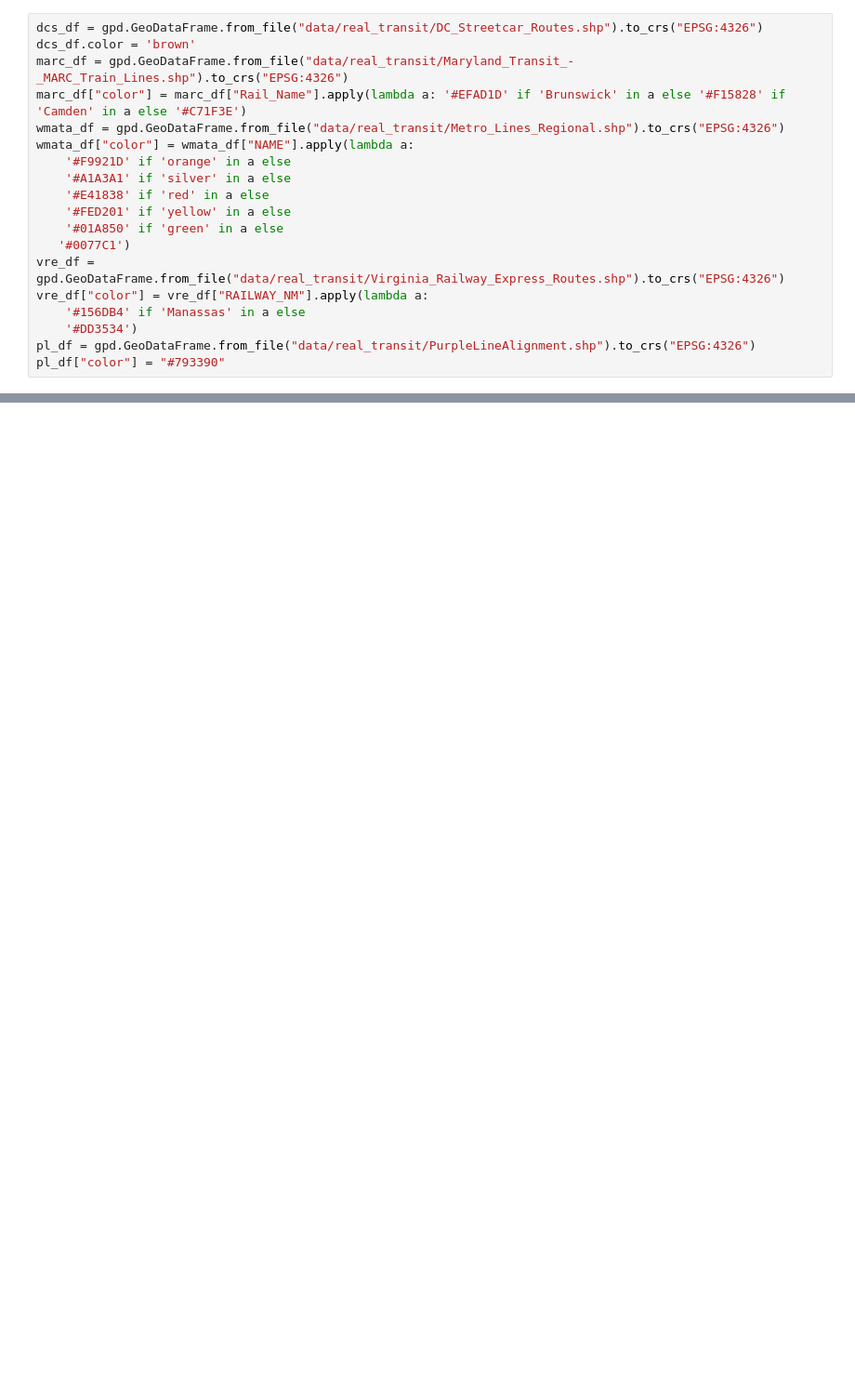
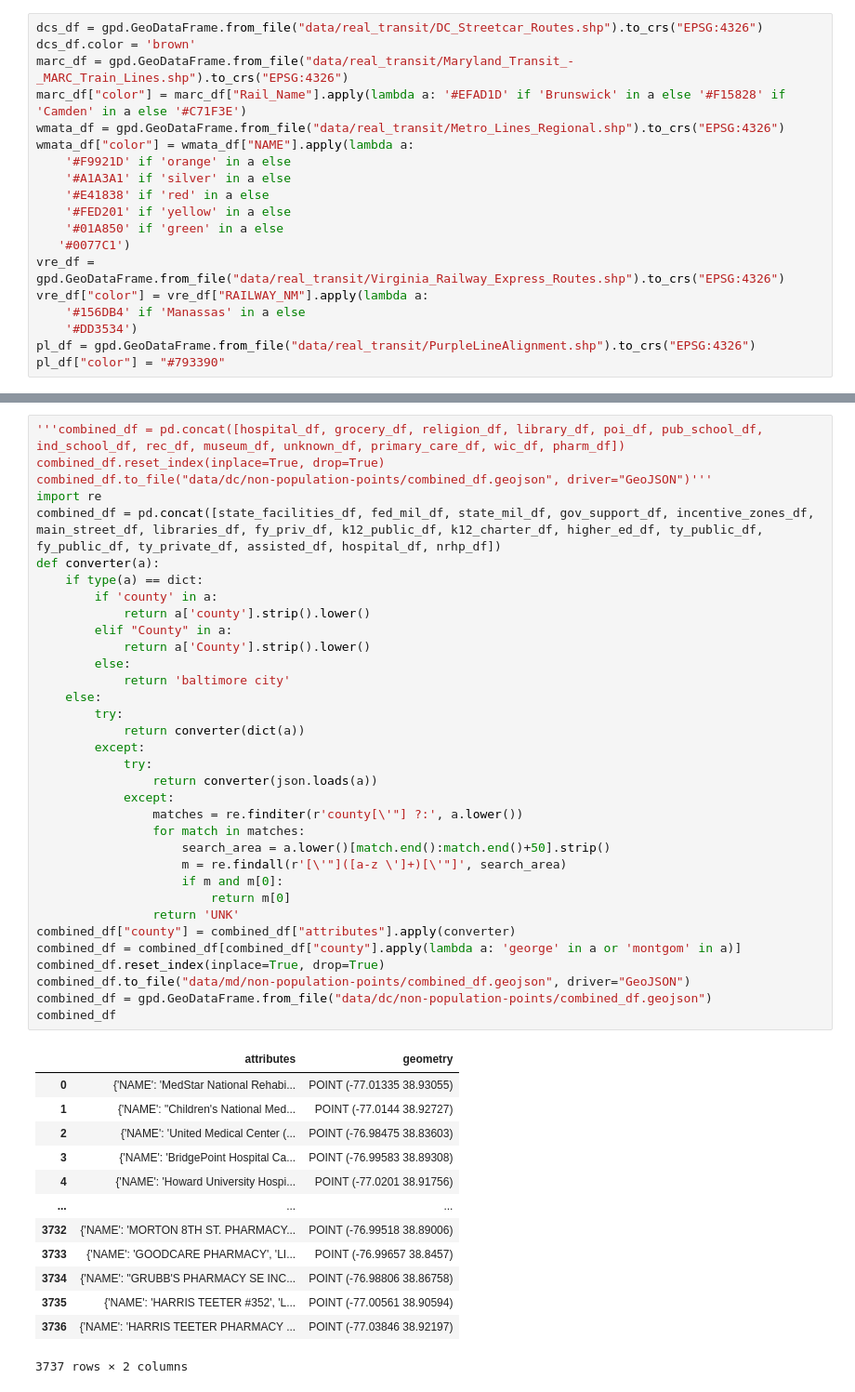
Before and after one commit to spencerrjenkins/cmsc725_wmata_map, a Jupyter notebook: eda.ipynb, the cells around one changed output, grey strips where cells are left out. Shown at 93% size. Cells and saved outputs as stored; diff of their text form; blank space fills up the shorter version.

```diff
--- a/eda.ipynb
+++ b/eda.ipynb
@@ -239,0 +457,48 @@ plt.savefig("network_map_contracted_dc")
+# %%
+'''combined_df = pd.concat([hospital_df, grocery_df, religion_df, library_df, poi_df, pub_school_df, ind_school_df, rec_df, museum_df, unknown_df, primary_care_df, wic_df, pharm_df])
+combined_df.reset_index(inplace=True, drop=True)
+combined_df.to_file("data/dc/non-population-points/combined_df.geojson", driver="GeoJSON")'''
+import re
+combined_df = pd.concat([state_facilities_df, fed_mil_df, state_mil_df, gov_support_df, incentive_zones_df, main_street_df, libraries_df, fy_priv_df, k12_public_df, k12_charter_df, higher_ed_df, ty_public_df, fy_public_df, ty_private_df, assisted_df, hospital_df, nrhp_df])
+def converter(a):
+    if type(a) == dict:
+        if 'county' in a:
+            return a['county'].strip().lower()
+        elif "County" in a:
+            return a['County'].strip().lower()
+        else:
+            return 'baltimore city'
+    else:
+        try:
+            return converter(dict(a))
+        except:
+            try:
+                return converter(json.loads(a))
+            except:
+                matches = re.finditer(r'county[\'"] ?:', a.lower())
+                for match in matches:
+                    search_area = a.lower()[match.end():match.end()+50].strip()
+                    m = re.findall(r'[\'"]([a-z \']+)[\'"]', search_area)
+                    if m and m[0]:
+                        return m[0]
+                return 'UNK'
+combined_df["county"] = combined_df["attributes"].apply(converter)
+combined_df = combined_df[combined_df["county"].apply(lambda a: 'george' in a or 'montgom' in a)]
+combined_df.reset_index(inplace=True, drop=True)
+combined_df.to_file("data/md/non-population-points/combined_df.geojson", driver="GeoJSON")
+combined_df = gpd.GeoDataFrame.from_file("data/dc/non-population-points/combined_df.geojson")
+combined_df
+# %% [output]
+|  | attributes | geometry |
+| 0 | {'NAME': 'MedStar National Rehabi... | POINT (-77.01335 38.93055) |
+| 1 | {'NAME': "Children's National Med... | POINT (-77.0144 38.92727) |
+| 2 | {'NAME': 'United Medical Center (... | POINT (-76.98475 38.83603) |
+| 3 | {'NAME': 'BridgePoint Hospital Ca... | POINT (-76.99583 38.89308) |
+| 4 | {'NAME': 'Howard University Hospi... | POINT (-77.0201 38.91756) |
+| ... | ... | ... |
+| 3732 | {'NAME': 'MORTON 8TH ST. PHARMACY... | POINT (-76.99518 38.89006) |
+| 3733 | {'NAME': 'GOODCARE PHARMACY', 'LI... | POINT (-76.99657 38.8457) |
+| 3734 | {'NAME': "GRUBB'S PHARMACY SE INC... | POINT (-76.98806 38.86758) |
+| 3735 | {'NAME': 'HARRIS TEETER #352', 'L... | POINT (-77.00561 38.90594) |
+| 3736 | {'NAME': 'HARRIS TEETER PHARMACY ... | POINT (-77.03846 38.92197) |
+3737 rows × 2 columns
```
Also changed, not shown: parts of 15 cells of this notebook, 2 other files.
